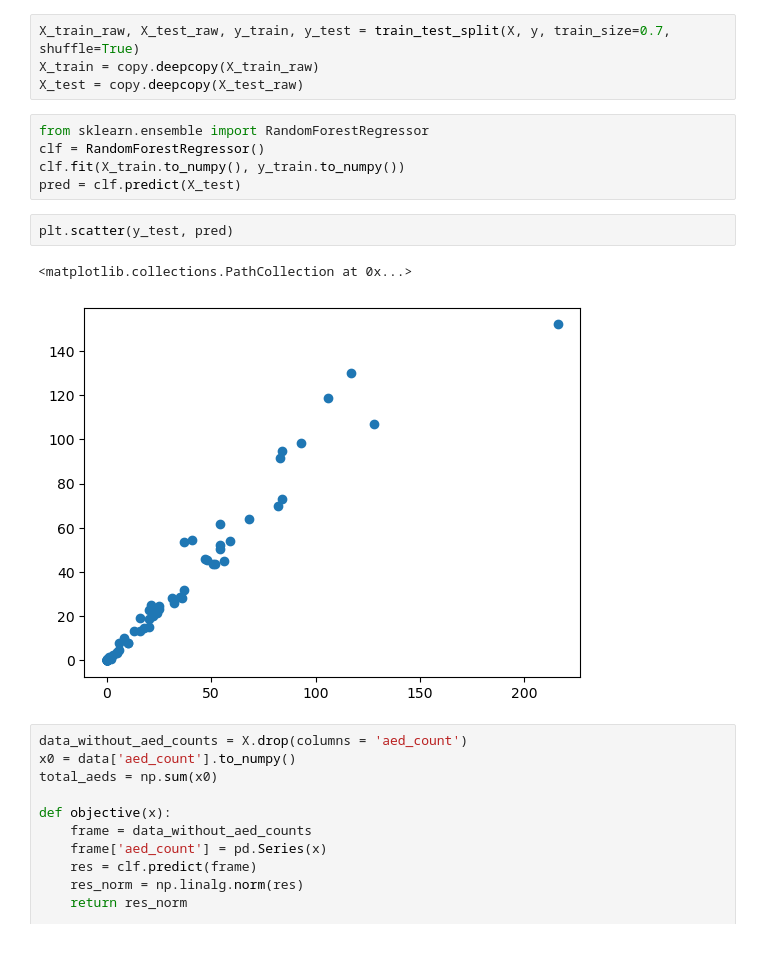
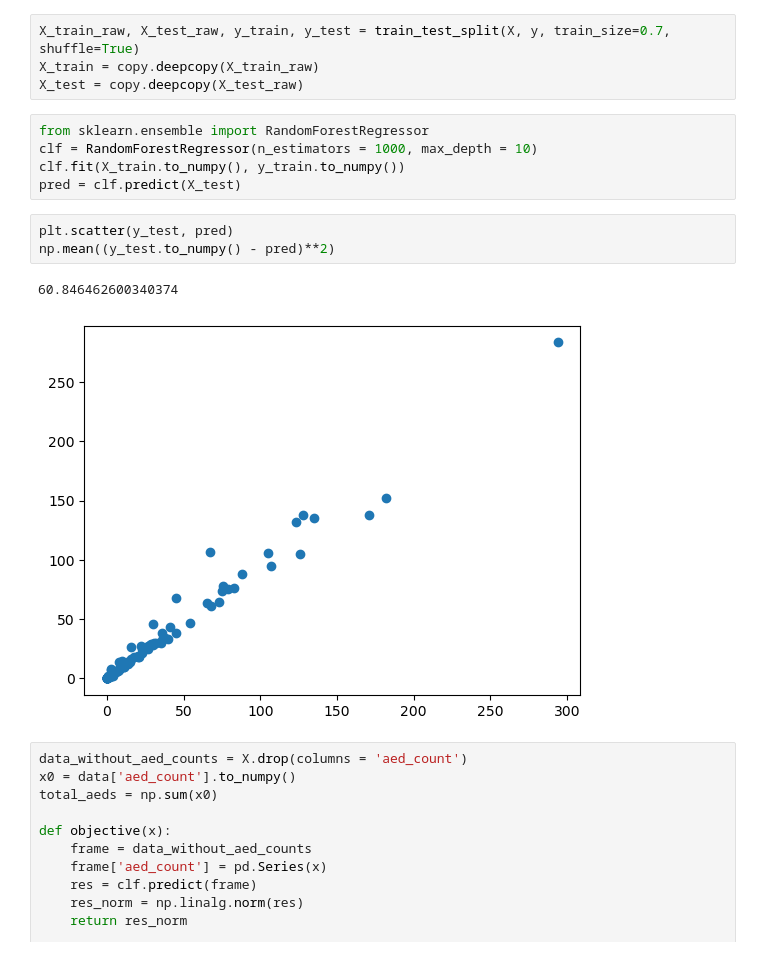
Before and after one commit to raforsyth/datathon_ambulance, a Jupyter notebook: randomforest.ipynb, the cells around one changed output. Drawn from its saved outputs; the diff is of its cells as text.

```diff
--- a/randomforest.ipynb
+++ b/randomforest.ipynb
@@ -53,14 +52,15 @@ X_train = copy.deepcopy(X_train_raw)
 X_test = copy.deepcopy(X_test_raw)
 # %%
 from sklearn.ensemble import RandomForestRegressor
-clf = RandomForestRegressor()
+clf = RandomForestRegressor(n_estimators = 1000, max_depth = 10)
 clf.fit(X_train.to_numpy(), y_train.to_numpy())
 pred = clf.predict(X_test)
 # %%
 plt.scatter(y_test, pred)
+np.mean((y_test.to_numpy() - pred)**2)
 # %% [output]
-<matplotlib.collections.PathCollection at 0x...>
+60.846462600340374
-[figure, old version]
+[figure, new version]
 # %%
 data_without_aed_counts = X.drop(columns = 'aed_count')
 x0 = data['aed_count'].to_numpy()
```
Also changed, not shown: parts of 2 cells of this notebook, 2 other files.
